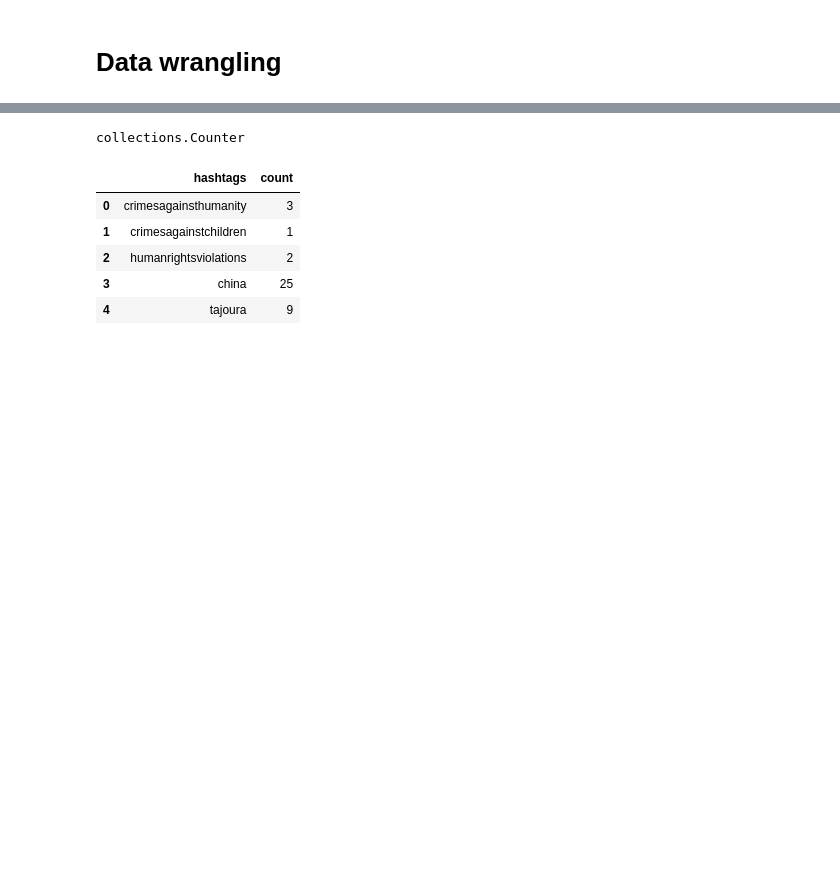
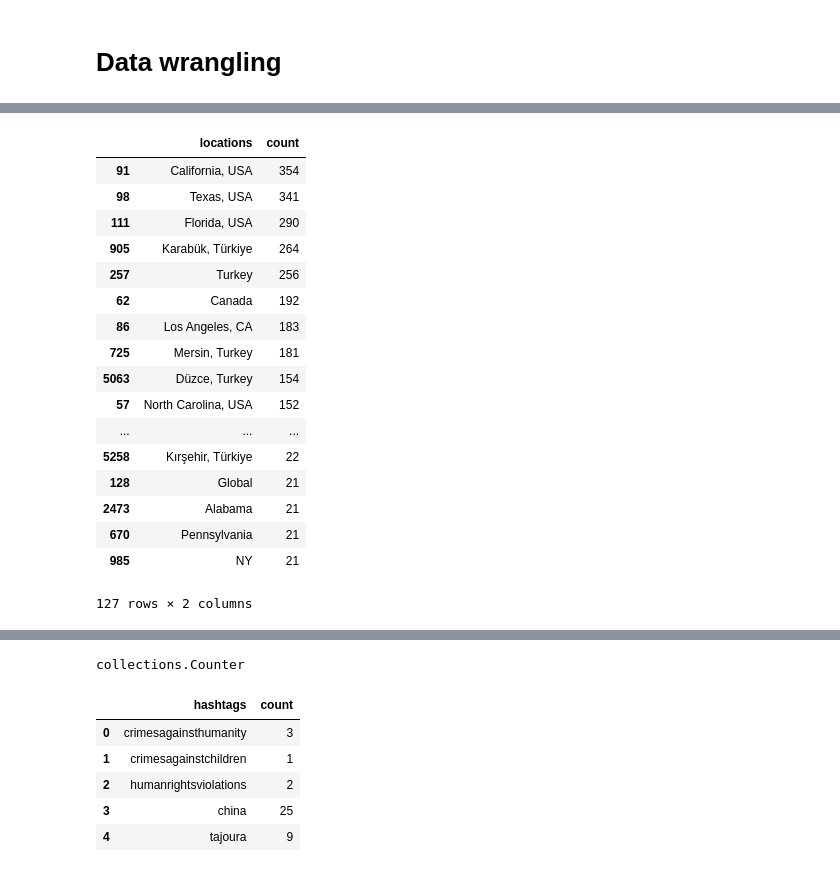
Before and after one commit to albertoabreu91/Project-Week-3-Data-Thieves, a Jupyter notebook: your-project/Alberto_exp/Twitter_API.ipynb, the cells around one changed output, grey strips where cells are left out. Drawn from its saved outputs; the diff is of its cells as text; code cells hidden in the pictures; blank space fills up the shorter version.

```diff
--- a/your-project/Alberto_exp/Twitter_API.ipynb
+++ b/your-project/Alberto_exp/Twitter_API.ipynb
@@ -222,0 +277,2 @@ df_loc_filter.head()
+# %%
+df_loc_filter =  df_loc_filter.drop([24])
@@ -222,0 +290,2 @@ df_loc_filter.head()
+# %%
+df_loc = df_loc_filter.drop([17])
@@ -222,0 +304,21 @@ df_loc_filter.head()
+# %%
+df_loc
+# %% [output]
+|  | locations | count |
+| 91 | California, USA | 354 |
+| 98 | Texas, USA | 341 |
+| 111 | Florida, USA | 290 |
+| 905 | Karabük, Türkiye | 264 |
+| 257 | Turkey | 256 |
+| 62 | Canada | 192 |
+| 86 | Los Angeles, CA | 183 |
+| 725 | Mersin, Turkey | 181 |
+| 5063 | Düzce, Turkey | 154 |
+| 57 | North Carolina, USA | 152 |
+| ... | ... | ... |
+| 5258 | Kırşehir, Türkiye | 22 |
+| 128 | Global | 21 |
+| 2473 | Alabama | 21 |
+| 670 | Pennsylvania | 21 |
+| 985 | NY | 21 |
+127 rows × 2 columns
```
Also changed, not shown: parts of 60 cells of this notebook.
